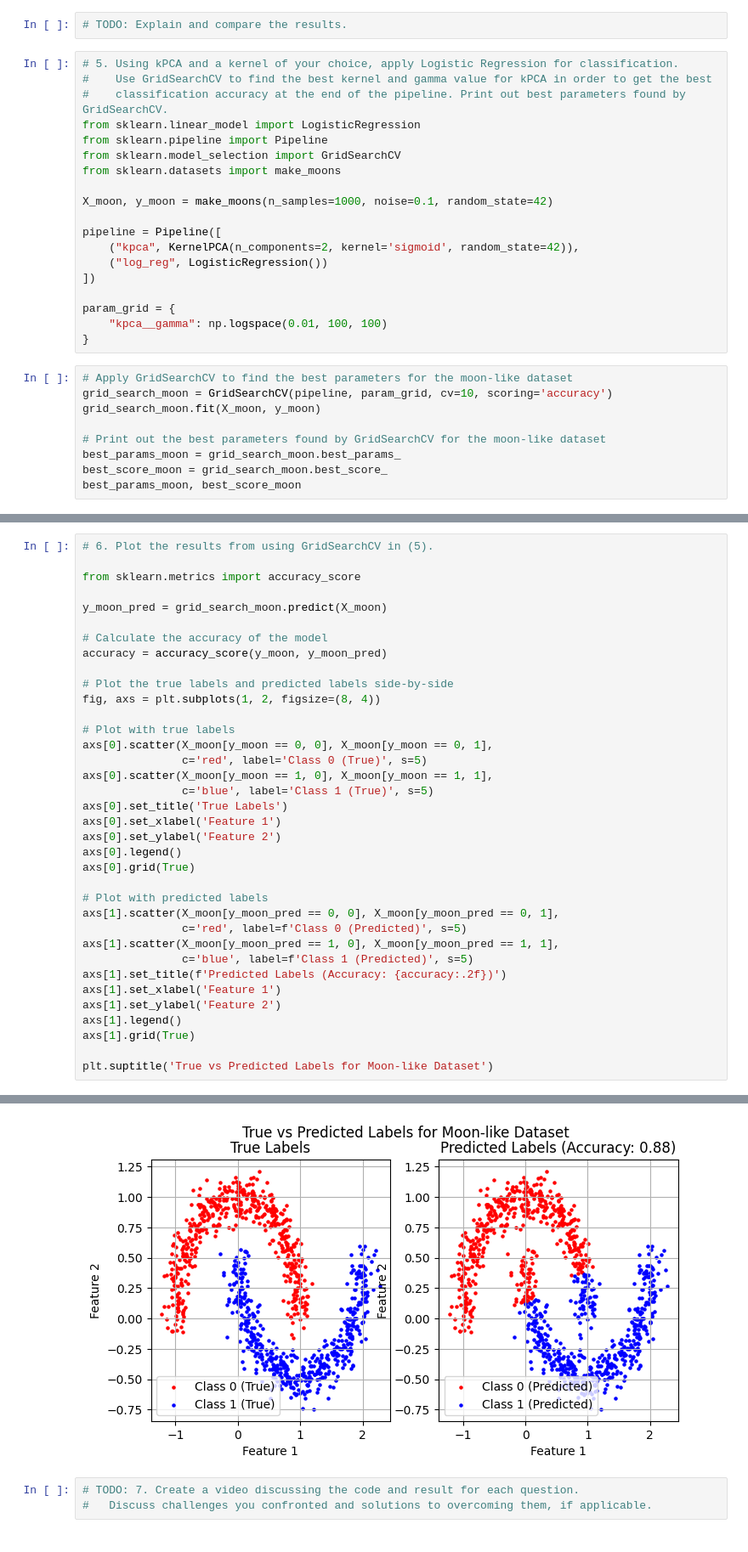
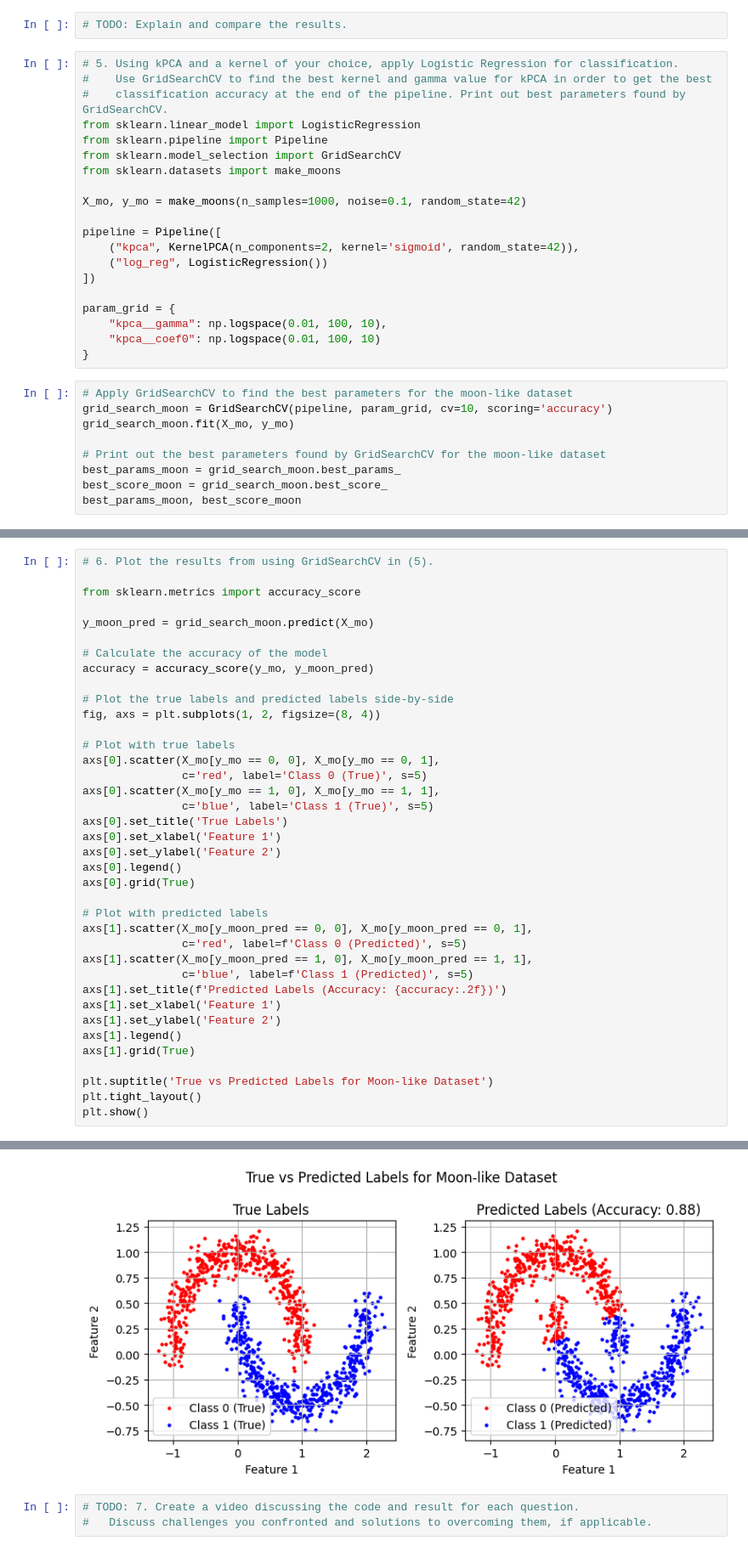
Before and after one commit to demoronator/COMP257, a Jupyter notebook: Assignment1.ipynb, the cells around one changed output, grey strips where cells are left out. Shown at 85% size. Saved outputs shown, nothing was run; the diff lists cells and outputs as text.

```diff
--- a/Assignment1.ipynb
+++ b/Assignment1.ipynb
@@ -164,7 +163,7 @@ from sklearn.pipeline import Pipeline
 from sklearn.model_selection import GridSearchCV
 from sklearn.datasets import make_moons
 
-X_moon, y_moon = make_moons(n_samples=1000, noise=0.1, random_state=42)
+X_mo, y_mo = make_moons(n_samples=1000, noise=0.1, random_state=42)
 
 pipeline = Pipeline([
     ("kpca", KernelPCA(n_components=2, kernel='sigmoid', random_state=42)),
@@ -172,12 +171,13 @@ pipeline = Pipeline([
 ])
 
 param_grid = {
-    "kpca__gamma": np.logspace(0.01, 100, 100)
+    "kpca__gamma": np.logspace(0.01, 100, 10),
+    "kpca__coef0": np.logspace(0.01, 100, 10)
 }
 # %%
 # Apply GridSearchCV to find the best parameters for the moon-like dataset
 grid_search_moon = GridSearchCV(pipeline, param_grid, cv=10, scoring='accuracy')
-grid_search_moon.fit(X_moon, y_moon)
+grid_search_moon.fit(X_mo, y_mo)
 
 # Print out the best parameters found by GridSearchCV for the moon-like dataset
 best_params_moon = grid_search_moon.best_params_
@@ -190,18 +190,18 @@ best_params_moon, best_score_moon
 
 from sklearn.metrics import accuracy_score
 
-y_moon_pred = grid_search_moon.predict(X_moon)
+y_moon_pred = grid_search_moon.predict(X_mo)
 
 # Calculate the accuracy of the model
-accuracy = accuracy_score(y_moon, y_moon_pred)
+accuracy = accuracy_score(y_mo, y_moon_pred)
 
 # Plot the true labels and predicted labels side-by-side
 fig, axs = plt.subplots(1, 2, figsize=(8, 4))
 
 # Plot with true labels
-axs[0].scatter(X_moon[y_moon == 0, 0], X_moon[y_moon == 0, 1],
+axs[0].scatter(X_mo[y_mo == 0, 0], X_mo[y_mo == 0, 1],
                c='red', label='Class 0 (True)', s=5)
-axs[0].scatter(X_moon[y_moon == 1, 0], X_moon[y_moon == 1, 1],
+axs[0].scatter(X_mo[y_mo == 1, 0], X_mo[y_mo == 1, 1],
                c='blue', label='Class 1 (True)', s=5)
 axs[0].set_title('True Labels')
 axs[0].set_xlabel('Feature 1')
@@ -210,9 +210,9 @@ axs[0].legend()
 axs[0].grid(True)
 
 # Plot with predicted labels
-axs[1].scatter(X_moon[y_moon_pred == 0, 0], X_moon[y_moon_pred == 0, 1],
+axs[1].scatter(X_mo[y_moon_pred == 0, 0], X_mo[y_moon_pred == 0, 1],
                c='red', label=f'Class 0 (Predicted)', s=5)
-axs[1].scatter(X_moon[y_moon_pred == 1, 0], X_moon[y_moon_pred == 1, 1],
+axs[1].scatter(X_mo[y_moon_pred == 1, 0], X_mo[y_moon_pred == 1, 1],
                c='blue', label=f'Class 1 (Predicted)', s=5)
 axs[1].set_title(f'Predicted Labels (Accuracy: {accuracy:.2f})')
 axs[1].set_xlabel('Feature 1')
@@ -221,4 +221,6 @@ axs[1].legend()
 axs[1].grid(True)
 
 plt.suptitle('True vs Predicted Labels for Moon-like Dataset')
+plt.tight_layout()
+plt.show()
 # %% [output]
@@ -226,4 +227,4 @@ Text(0.5, 0.98, 'True vs Predicted Labels for Moon-like Dataset')
-[figure, old version]
+[figure, new version]
 # %%
 # TODO: 7. Create a video discussing the code and result for each question.
 #   Discuss challenges you confronted and solutions to overcoming them, if applicable.
```
Also changed, not shown: parts of 9 cells of this notebook.
